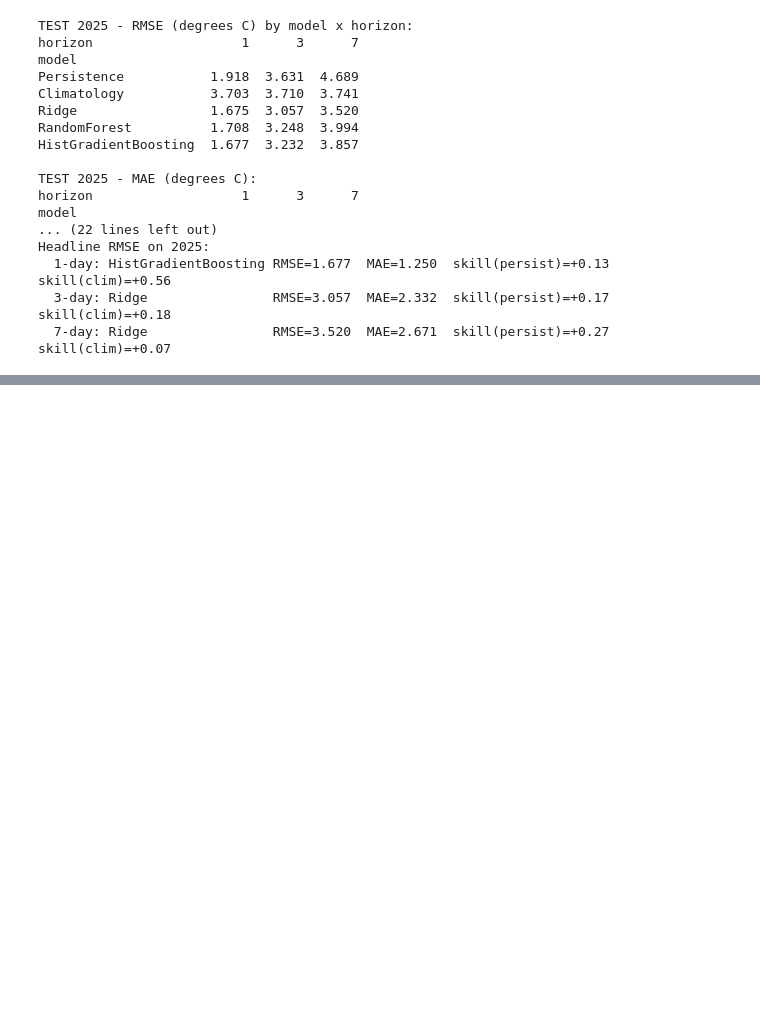
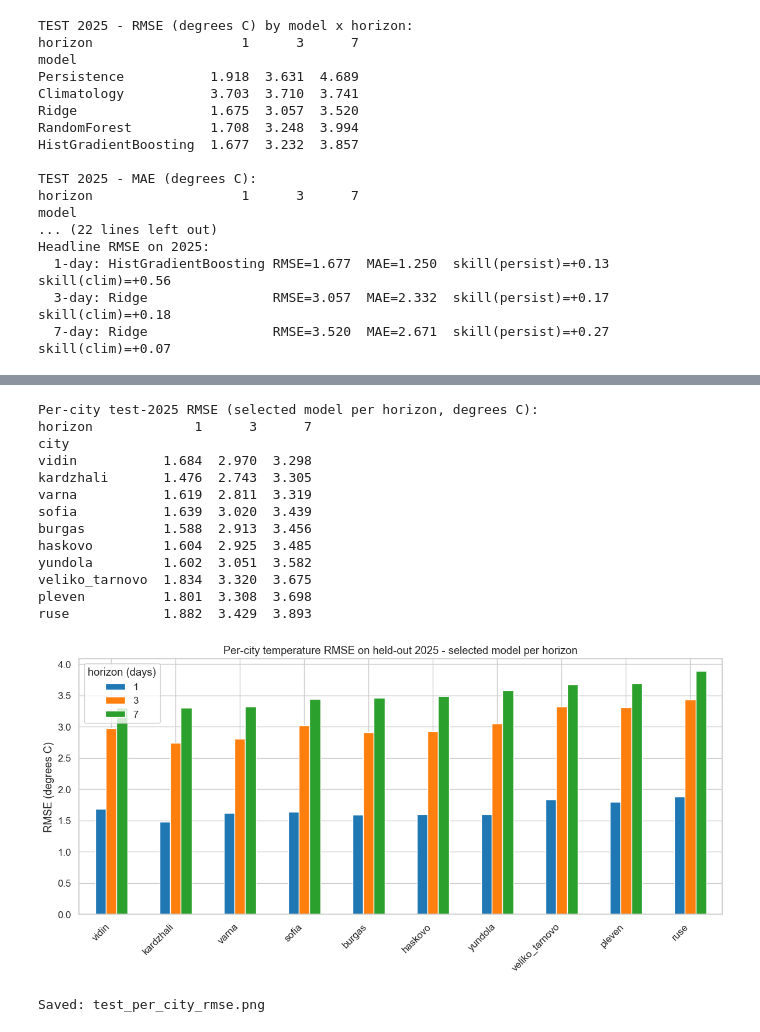
Before and after one commit to crystal-wolfer/AI-ML26-C03-weather-forecasting, a Jupyter notebook: notebooks/04_results.ipynb, the cells around one changed output, grey strips where cells are left out. Cells and saved outputs as stored; diff of their text form; code cells hidden in the pictures; blank space fills up the shorter version.

```diff
--- a/notebooks/04_results.ipynb
+++ b/notebooks/04_results.ipynb
@@ -341,0 +430,41 @@ At 1-day, all three models beat both baselines: Ridge and HistGradientBoosting a
+# %%
+rows = []
+for h in HORIZONS:
+    selected = TEMP_SELECTION[h]
+    pred = reg_test_pred[(selected, h, '2025')]
+    y_true = test_2025[f'tavg_target_{h}d'].to_numpy()
+    tmp = pd.DataFrame({'city': test_2025['city'].to_numpy(), 'err': y_true - pred})
+    rmse_city = tmp.groupby('city')['err'].apply(lambda e: np.sqrt((e ** 2).mean()))
+    for city, v in rmse_city.items():
+        rows.append({'city': city, 'horizon': h, 'rmse': v})
+
+per_city_temp = pd.DataFrame(rows).pivot_table(index='city', columns='horizon', values='rmse').sort_values(7)
+print('Per-city test-2025 RMSE (selected model per horizon, degrees C):')
+print(per_city_temp.round(3).to_string())
+
+fig, ax = plt.subplots(figsize=(12, 6))
+per_city_temp.plot(kind='bar', ax=ax)
+ax.set_title('Per-city temperature RMSE on held-out 2025 - selected model per horizon')
+ax.set_ylabel('RMSE (degrees C)'); ax.set_xlabel('')
+ax.legend(title='horizon (days)')
+plt.xticks(rotation=45, ha='right')
+plt.tight_layout()
+plt.savefig(FIGURES_DIR / 'test_per_city_rmse.png', dpi=150, bbox_inches='tight')
+plt.show()
+print('Saved: test_per_city_rmse.png')
+# %% [output]
+Per-city test-2025 RMSE (selected model per horizon, degrees C):
+horizon             1      3      7
+city
+vidin           1.684  2.970  3.298
+kardzhali       1.476  2.743  3.305
+varna           1.619  2.811  3.319
+sofia           1.639  3.020  3.439
+burgas          1.588  2.913  3.456
+haskovo         1.604  2.925  3.485
+yundola         1.602  3.051  3.582
+veliko_tarnovo  1.834  3.320  3.675
+pleven          1.801  3.308  3.698
+ruse            1.882  3.429  3.893
+[figure, added]
+Saved: test_per_city_rmse.png
```
Also changed, not shown: parts of 25 cells of this notebook, 14 other files.
